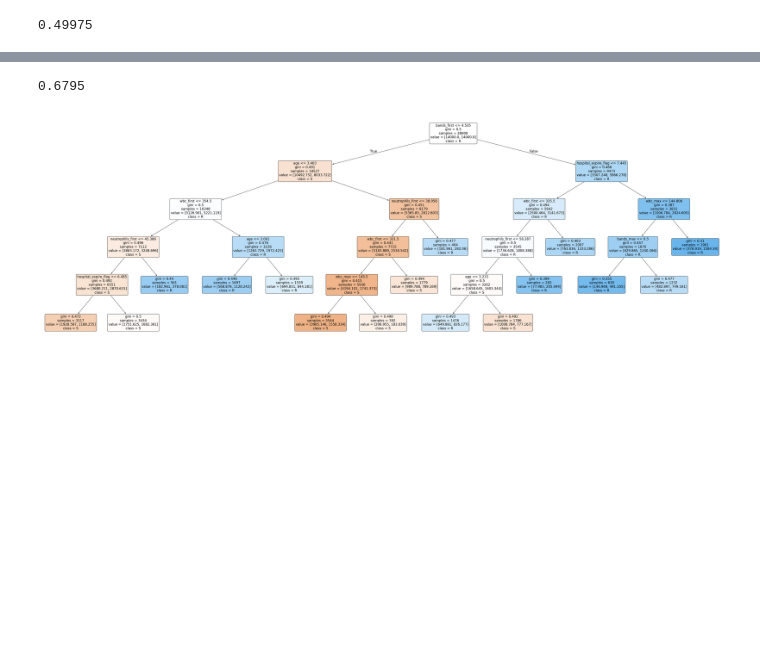
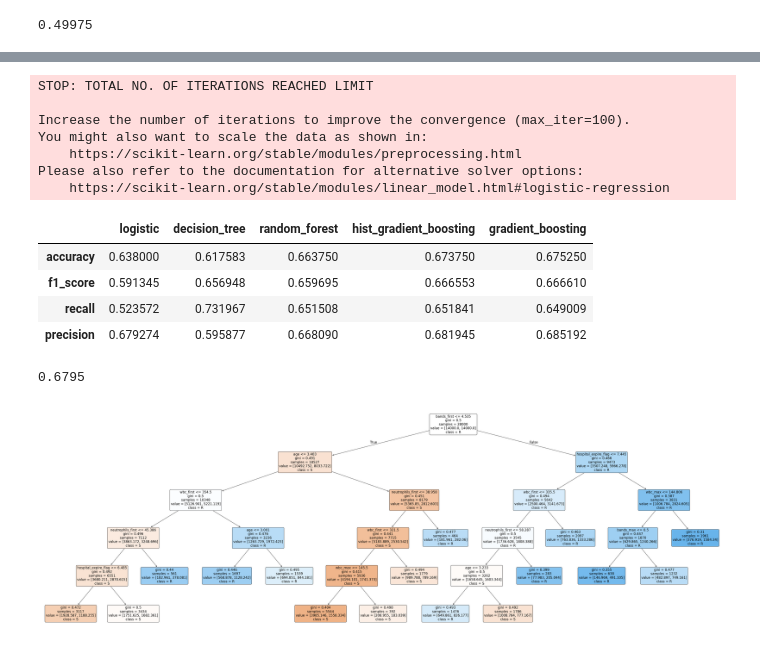
Before and after one commit to matekenya/amr-xai, a Jupyter notebook: amr_xai.ipynb, the cells around one changed output, grey strips where cells are left out. Saved outputs shown, nothing was run; the diff lists cells and outputs as text; code cells hidden in the pictures; blank space fills up the shorter version.

```diff
--- a/amr_xai.ipynb
+++ b/amr_xai.ipynb
@@ -204,3 +210,46 @@ X_train_reduced
+# %%
+models = {
+    'logistic':LogisticRegression(),
+    'decision_tree': DecisionTreeClassifier(max_depth=4, max_leaf_nodes=32),
+    'random_forest': RandomForestClassifier(),
+    'hist_gradient_boosting':HistGradientBoostingClassifier(),
+    'gradient_boosting':GradientBoostingClassifier()
+}
+
+model_perfomance_reduced = {}
+trained_models_reduced = {}
+
+for model_name in models:
+    model = models[model_name]
+    model.fit(X_train, y_train)
+
+    y_pred = model.predict_proba(X_test)
+
+    y_proba = model.predict_proba(X_test)
+    y_pred = np.argmax(y_pred, axis=1)
+
+    model_perfomance_reduced[model_name] = {'accuracy': accuracy_score(y_test, y_pred),
+                                    'f1_score': f1_score(y_test, y_pred),
+                                    'recall':recall_score(y_test, y_pred),
+                                    'precision':precision_score(y_test, y_pred)}
+    trained_models_reduced[model_name] = model
+
+#print(model_perfomance)
+results_reduced = pd.DataFrame(model_perfomance_reduced)
+display(results_reduced)
+# %% [output]
+STOP: TOTAL NO. OF ITERATIONS REACHED LIMIT
+
+Increase the number of iterations to improve the convergence (max_iter=100).
+You might also want to scale the data as shown in:
+    https://scikit-learn.org/stable/modules/preprocessing.html
+Please also refer to the documentation for alternative solver options:
+    https://scikit-learn.org/stable/modules/linear_model.html#logistic-regression
+|  | logistic | decision_tree | random_forest | hist_gradient_boosting | gradient_boosting |
+| accuracy | 0.638000 | 0.617583 | 0.663750 | 0.673750 | 0.675250 |
+| f1_score | 0.591345 | 0.656948 | 0.659695 | 0.666553 | 0.666610 |
+| recall | 0.523572 | 0.731967 | 0.651508 | 0.651841 | 0.649009 |
+| precision | 0.679274 | 0.595877 | 0.668090 | 0.681945 | 0.685192 |
 # %%
 model = HistGradientBoostingClassifier(
                                random_state=42,)
```
Also changed, not shown: parts of 12 cells of this notebook, 1 other file.
